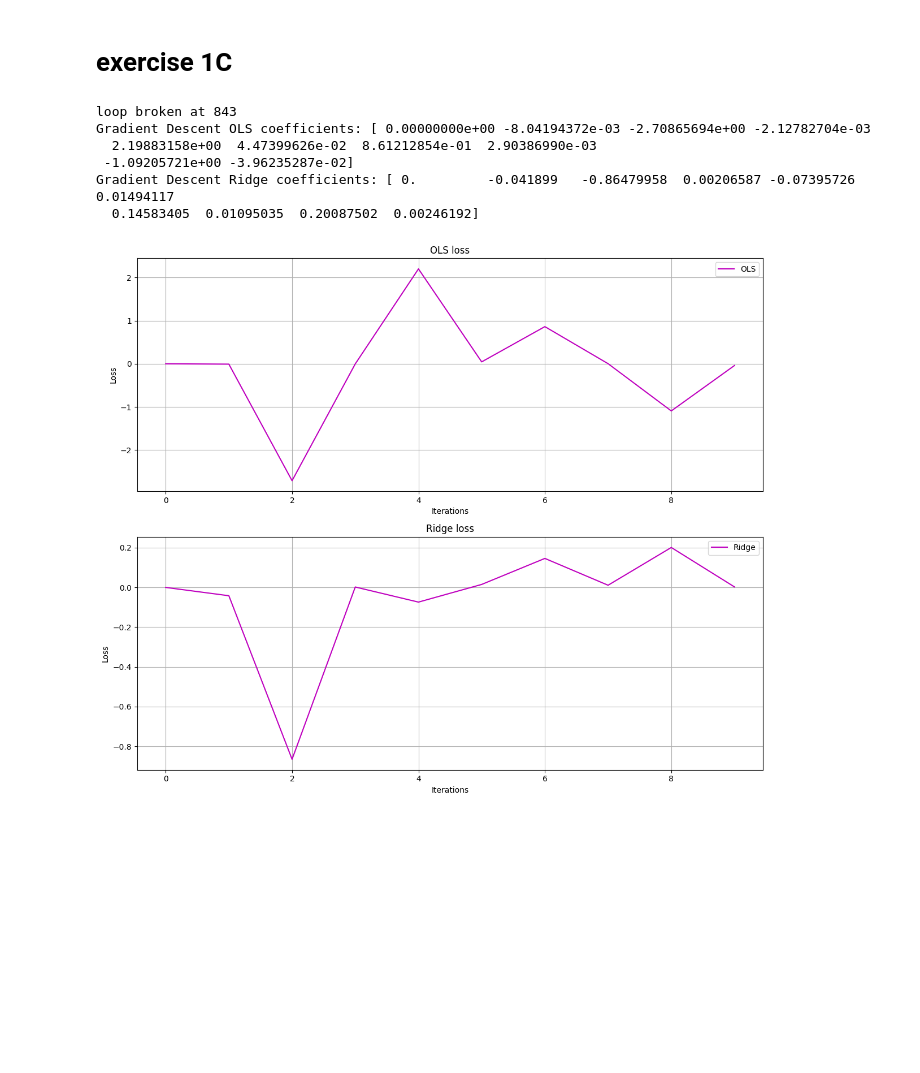
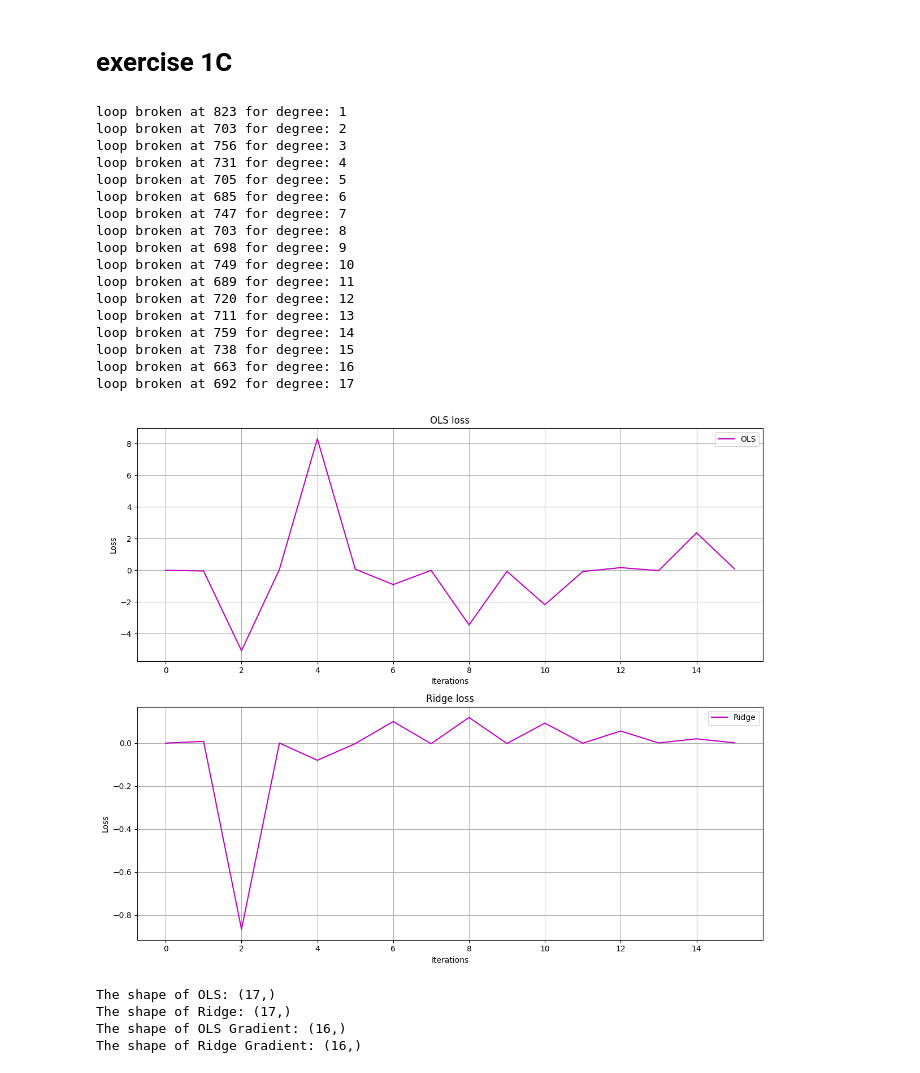
Before and after one commit to BirkS20/Project1_joint, a Jupyter notebook: malene_prover_seg_på_oppgaver_hun_ikke_blir_aa_faa_til_jeg_griner_vil_sove_men_er_stressa_buhu.ipynb, the cells around one changed output. Cells and saved outputs as stored; diff of their text form; code cells hidden in the pictures; blank space fills up the shorter version.

```diff
--- a/malene_prover_seg_på_oppgaver_hun_ikke_blir_aa_faa_til_jeg_griner_vil_sove_men_er_stressa_buhu.ipynb
+++ b/malene_prover_seg_på_oppgaver_hun_ikke_blir_aa_faa_til_jeg_griner_vil_sove_men_er_stressa_buhu.ipynb
@@ -265,10 +305,34 @@ def gradient(x,y,n_feat):
 # %%
-gradient(x,y,n_feat = 10)
+theta_grad_ols, theta_grad_ridge = gradient(x,y, n_feat=16)
 # %% [output]
-loop broken at 843
-Gradient Descent OLS coefficients: [ 0.00000000e+00 -8.04194372e-03 -2.70865694e+00 -2.12782704e-03
-  2.19883158e+00  4.47399626e-02  8.61212854e-01  2.90386990e-03
- -1.09205721e+00 -3.96235287e-02]
-Gradient Descent Ridge coefficients: [ 0.         -0.041899   -0.86479958  0.00206587 -0.07395726  0.01494117
-  0.14583405  0.01095035  0.20087502  0.00246192]
+loop broken at 823 for degree: 1
+loop broken at 703 for degree: 2
+loop broken at 756 for degree: 3
+loop broken at 731 for degree: 4
+loop broken at 705 for degree: 5
+loop broken at 685 for degree: 6
+loop broken at 747 for degree: 7
+loop broken at 703 for degree: 8
+loop broken at 698 for degree: 9
+loop broken at 749 for degree: 10
+loop broken at 689 for degree: 11
+loop broken at 720 for degree: 12
+loop broken at 711 for degree: 13
+loop broken at 759 for degree: 14
+loop broken at 738 for degree: 15
+loop broken at 663 for degree: 16
+loop broken at 692 for degree: 17
-[figure, old version]
+[figure, new version]
+# %%
+def print_shape(array1,array2,array3,array4):
+    print(f'The shape of OLS: {array1.shape}')
+    print(f'The shape of Ridge: {array2.shape}')
+    print(f'The shape of OLS Gradient: {array3.shape}')
+    print(f'The shape of Ridge Gradient: {array4.shape}')
+
+print_shape(beta_ols,beta_ridge,theta_grad_ols, theta_grad_ridge )
+# %% [output]
+The shape of OLS: (17,)
+The shape of Ridge: (17,)
+The shape of OLS Gradient: (16,)
+The shape of Ridge Gradient: (16,)
```
Also changed, not shown: parts of 6 cells of this notebook, 1 other file.
